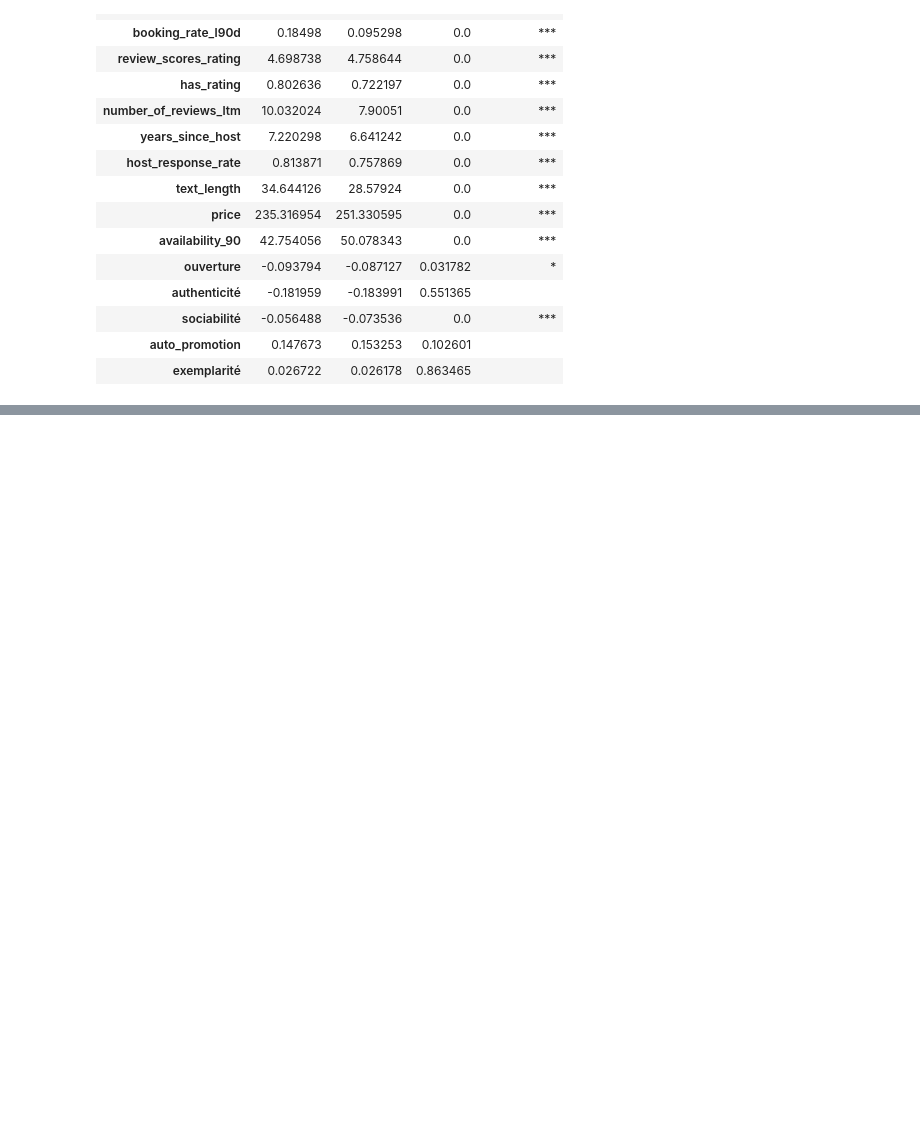
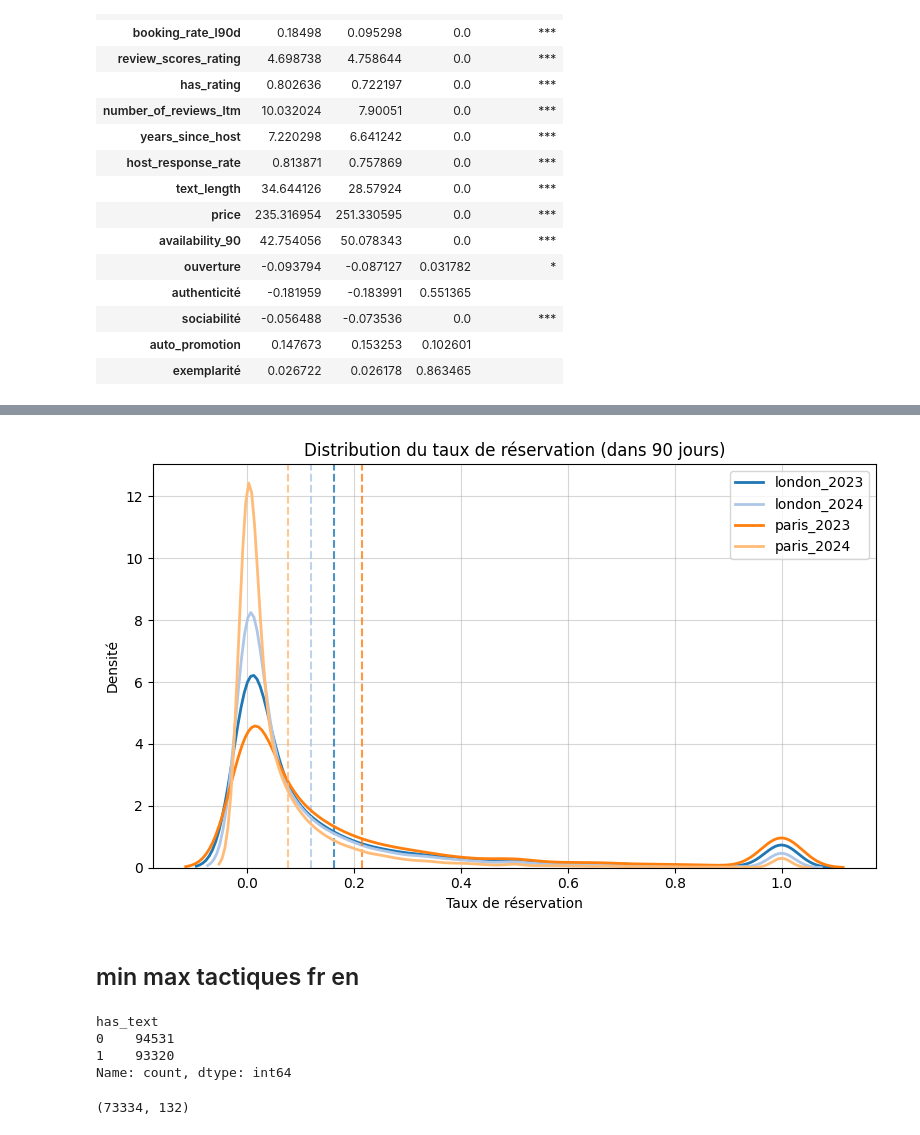
Before and after one commit to yeliu-dh/SelfPresentation_Multimodal_airbnb, a Jupyter notebook: D_stat/test_desc.ipynb, the cells around one changed output, grey strips where cells are left out. Drawn from its saved outputs; the diff is of its cells as text; code cells hidden in the pictures; blank space fills up the shorter version.

```diff
--- a/D_stat/test_desc.ipynb
+++ b/D_stat/test_desc.ipynb
@@ -440,0 +635,79 @@ plot_violon(df_input=df, vars=LABELS_EN, to_fillna0=True, save=False, output_fol
+# %%
+
+import matplotlib.pyplot as plt
+import seaborn as sns
+
+df_plot=df.copy()
+fig, ax = plt.subplots(figsize=(8, 5))# 一个图也可以用ax！
+
+for group, color in zip(groups, colors):
+    group_data = df_plot[df_plot["group"] == group]["booking_rate_l90d"].dropna()
+
+    # KDE 曲线
+    sns.kdeplot(group_data, lw=2, color=color, label=group, ax=ax)
+
+    # 👉 加均值线（强烈推荐）
+    mean_val = group_data.mean()
+    ax.axvline(mean_val, linestyle="--", color=color, alpha=0.8)
+
+# 图设置
+ax.set_title("Distribution du taux de réservation (dans 90 jours)")
+ax.set_xlabel("Taux de réservation")
+ax.set_ylabel("Densité")
+ax.legend()
+ax.grid(alpha=0.5)
+
+plt.tight_layout()
+plt.show()
+# %% [output]
+[figure, added]
+# %% [markdown]
+## min max tactiques fr en
+# %%
+df['has_text'].value_counts(dropna=False)
+# %% [output]
+has_text
+0    94531
+1    93320
+Name: count, dtype: int64
+# %%
+import pandas as pd
+
+tactics = ["ouverture", "authenticité", "sociabilité", "auto_promotion", "exemplarité"]
+
+results = []
+
+# 可选：过滤掉无文本或太短文本
+df_clean = df[(df["has_text"]==1) & (df["text_length"] > 10)& (df["text_length"] < 150)].copy()
+display(df_clean.shape)
+
+for tactic in tactics:
+    score_col = f"{tactic}"   # 如果你用ZSC就换成对应列名
+
+    # 分位数
+    q_low = df_clean[score_col].quantile(0.05)
+    q_high = df_clean[score_col].quantile(0.95)
+
+    # 高样本（更典型，不是极端）
+    high_pool = df_clean[df_clean[score_col] >= q_high]
+    high_sample = high_pool.sample(1)
+    high_sample["tactic"] = tactic
+    high_sample["level"] = "high"
+
+    # 低样本
+    low_pool = df_clean[df_clean[score_col] <= q_low]
+    low_sample = low_pool.sample(1, random_state=24)
+    low_sample["tactic"] = tactic
+    low_sample["level"] = "low"
+
+    results.append(high_sample)
+    results.append(low_sample)
+
+final_samples = pd.concat(results)
+
+# 只保留你关心的列
+final_samples = final_samples[["tactic", "level", "host_about", "text_length"] + [f"{t}" for t in tactics]]
+final_samples
+final_samples.to_csv("tactics_samples-2.csv", index=False)
+# %% [output]
+(73334, 132)
```
Also changed, not shown: parts of 33 cells of this notebook, 7 other files.
